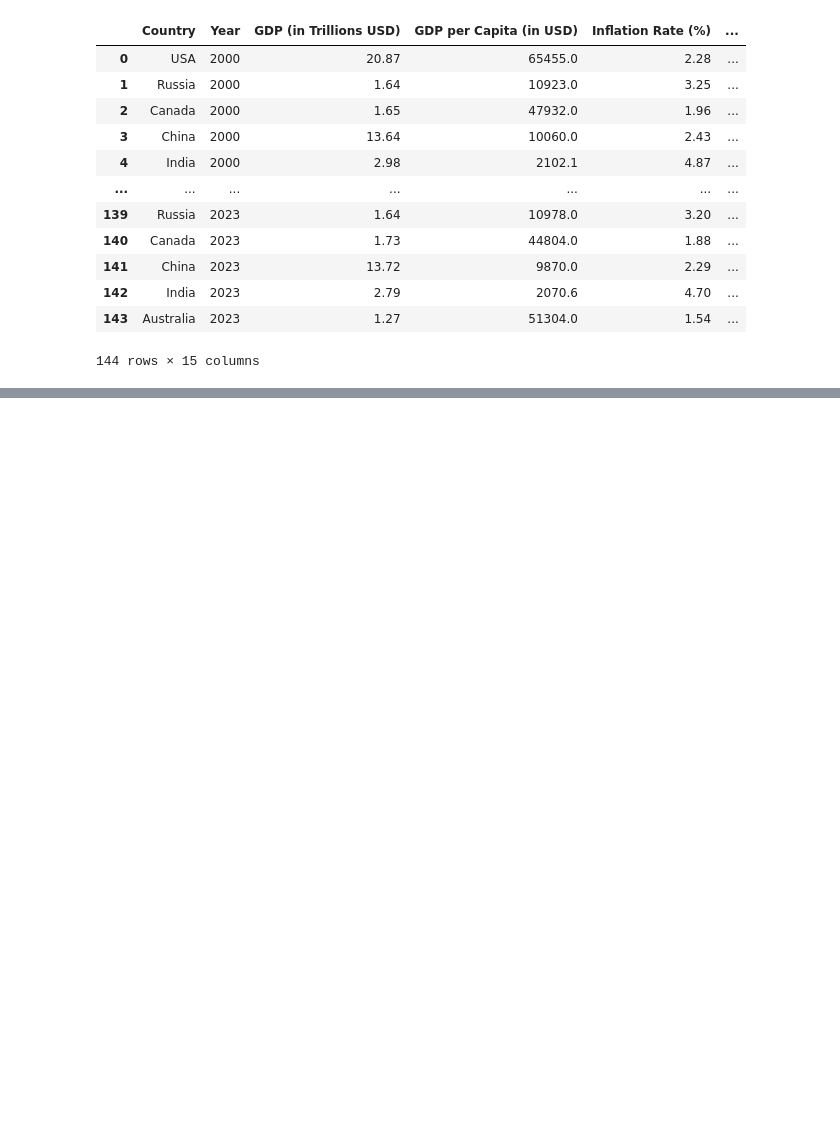
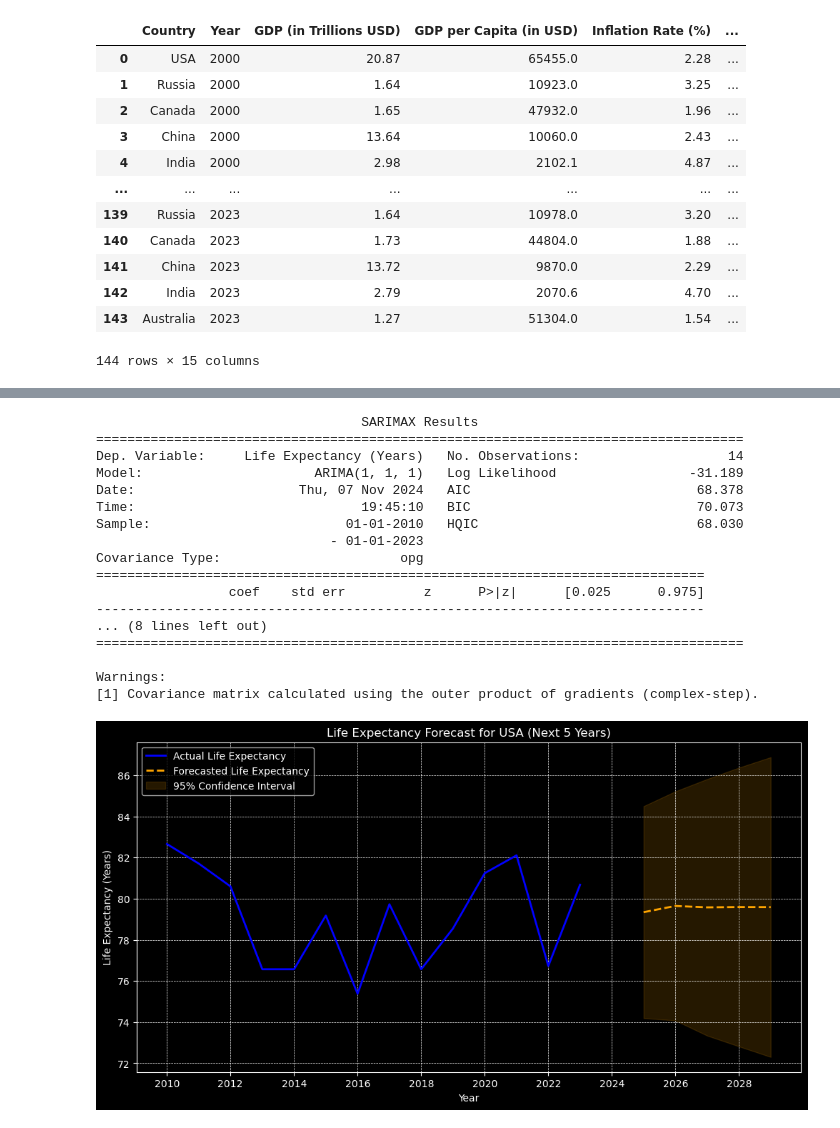
Before and after one commit to karinaahumada01/Project-3, a Jupyter notebook: country_comparison.ipynb, the cells around one changed output, grey strips where cells are left out. Cells and saved outputs as stored; diff of their text form; code cells hidden in the pictures; blank space fills up the shorter version.

```diff
--- a/country_comparison.ipynb
+++ b/country_comparison.ipynb
@@ -133,0 +266,54 @@ display(countries_cleaned_df)
+# %%
+# Assuming usa_data is already filtered for 'USA' and set with 'Year' as the index
+# Make sure the 'Year' column is converted to datetime if it's not already
+usa_data = filtered_df[filtered_df['Country'] == 'USA'].set_index('Year')
+usa_data.index = pd.to_datetime(usa_data.index, format='%Y')
+
+# Fit the ARIMA model
+model = ARIMA(usa_data['Life Expectancy (Years)'], order=(1, 1, 1))
+model_fit = model.fit()
+print(model_fit.summary())
+
+# Forecast for the next 5 years
+forecast = model_fit.get_forecast(steps=5)
+forecast_index = pd.date_range(start=usa_data.index[-1] + pd.DateOffset(years=1), periods=5, freq='Y')
+forecast_values = forecast.predicted_mean
+confidence_intervals = forecast.conf_int()
+
+# Plot the actual data
+plt.figure(figsize=(12, 6))
+plt.plot(usa_data.index, usa_data['Life Expectancy (Years)'], label='Actual Life Expectancy', color='blue', linewidth=2)
+plt.plot(forecast_index, forecast_values, label='Forecasted Life Expectancy', color='orange', linestyle='--', linewidth=2)
+
+# Add confidence intervals with improved transparency
+plt.fill_between(forecast_index,
+                 confidence_intervals.iloc[:, 0],
+                 confidence_intervals.iloc[:, 1],
+                 color='orange', alpha=0.15, label='95% Confidence Interval')
+
+# Formatting the plot
+plt.title('Life Expectancy Forecast for USA (Next 5 Years)')
+plt.xlabel('Year')
+plt.ylabel('Life Expectancy (Years)')
+plt.legend(loc='upper left')
+plt.grid(True, linestyle='--', linewidth=0.5)
+plt.show()
+# %% [output]
+                                  SARIMAX Results
+===================================================================================
+Dep. Variable:     Life Expectancy (Years)   No. Observations:                   14
+Model:                      ARIMA(1, 1, 1)   Log Likelihood                 -31.189
+Date:                     Thu, 07 Nov 2024   AIC                             68.378
+Time:                             19:45:10   BIC                             70.073
+Sample:                         01-01-2010   HQIC                            68.030
+                              - 01-01-2023
+Covariance Type:                       opg
+==============================================================================
+                 coef    std err          z      P>|z|      [0.025      0.975]
+------------------------------------------------------------------------------
+... (8 lines left out)
+===================================================================================
+
+Warnings:
+[1] Covariance matrix calculated using the outer product of gradients (complex-step).
+[figure, added]
```
Also changed, not shown: parts of 23 cells of this notebook.
